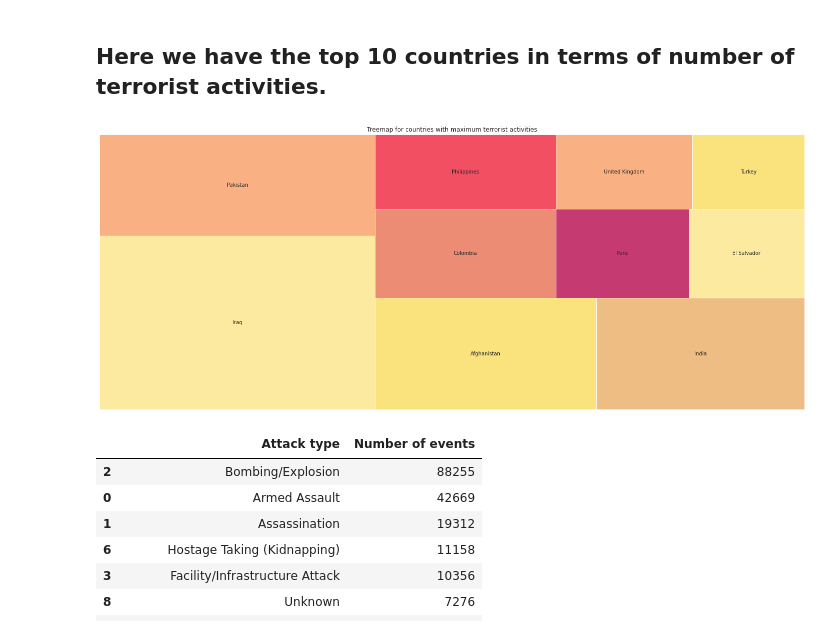
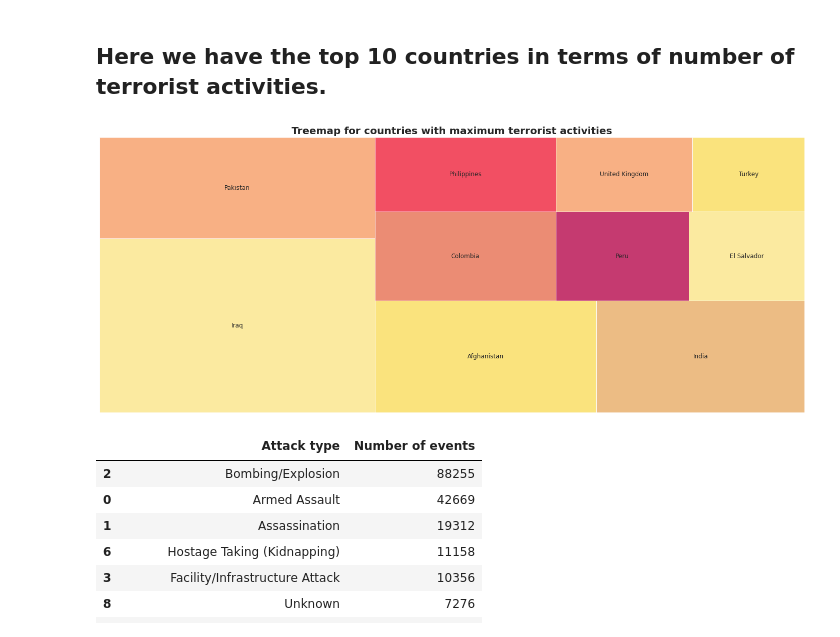
Before and after one commit to ajinkyajumde/Global-Terrorism-Analysis, a Jupyter notebook: Untitled1_ipyn.ipynb, the cells around one changed output. Drawn from its saved outputs; the diff is of its cells as text; code cells hidden in the pictures.

```diff
--- a/Untitled1_ipyn.ipynb
+++ b/Untitled1_ipyn.ipynb
@@ -109,16 +109,17 @@ c
 # %%
 import squarify
 plt.figure(figsize=(25,10))
 colors=['#fae588','#f79d65','#f9dc5c','#e8ac65','#e76f51','#ef233c','#b7094c']
 sns.set_style(style="whitegrid") # set seaborn plot style
 sizes= c['Number of events'].values# proportions of the categories
 label=c['country_txt']
-squarify.plot(sizes=sizes, label=label, alpha=0.8,color=colors).set(title='Treemap for countries with maximum terrorist activities')
+squarify.plot(sizes=sizes, label=label, alpha=0.8,color=colors)
+plt.title('Treemap for countries with maximum terrorist activities',fontweight ='bold', fontsize = 20)
 plt.axis('off')
 
 plt.show()
 # %% [output]
-[figure, old version]
+[figure, new version]
 # %%
 att=gt.groupby('attacktype1_txt')['iyear'].count().reset_index(name='Number of events')
 att.rename(columns = {'attacktype1_txt' : 'Attack type'},inplace=True)
```
Also changed, not shown: parts of 20 cells of this notebook.
